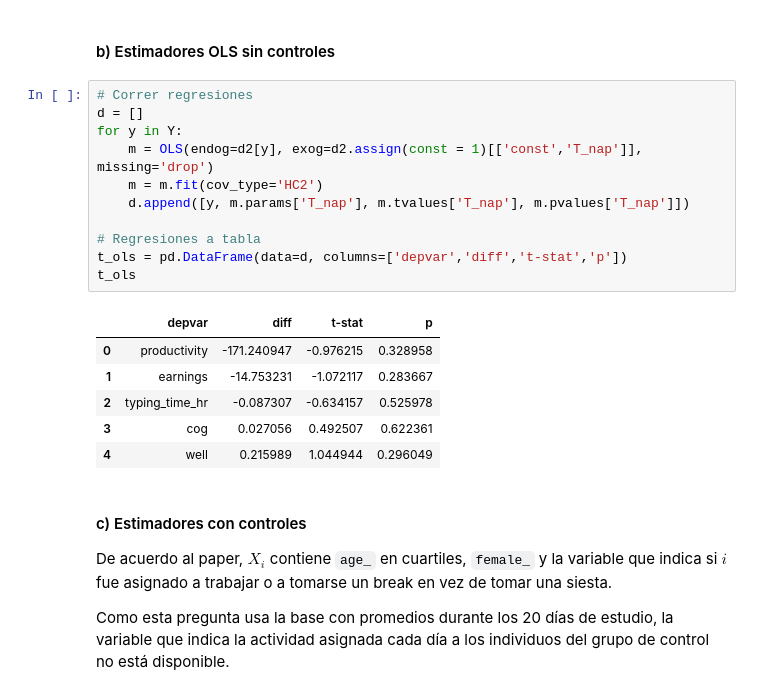
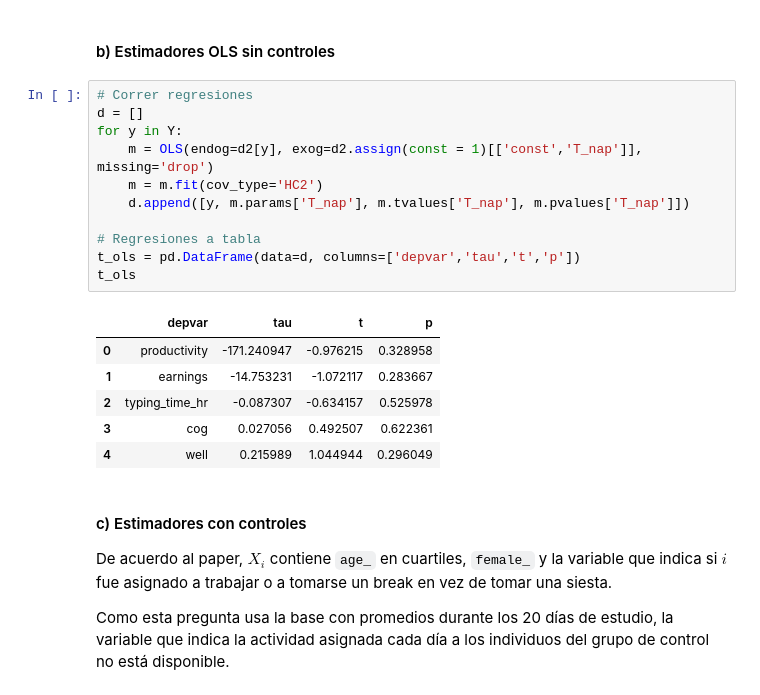
Before and after one commit to ArturoSbr/EmtrAp-hw01, a Jupyter notebook: cod/main.ipynb, the cells around one changed output. Cells and saved outputs as stored; diff of their text form.

```diff
--- a/cod/main.ipynb
+++ b/cod/main.ipynb
@@ -133,16 +112,16 @@ t_ney
 # %%
 # Correr regresiones
 d = []
 for y in Y:
     m = OLS(endog=d2[y], exog=d2.assign(const = 1)[['const','T_nap']], missing='drop')
     m = m.fit(cov_type='HC2')
     d.append([y, m.params['T_nap'], m.tvalues['T_nap'], m.pvalues['T_nap']])
 
 # Regresiones a tabla
-t_ols = pd.DataFrame(data=d, columns=['depvar','diff','t-stat','p'])
+t_ols = pd.DataFrame(data=d, columns=['depvar','tau','t','p'])
 t_ols
 # %% [output]
-|  | depvar | diff | t-stat | p |
+|  | depvar | tau | t | p |
 | 0 | productivity | -171.240947 | -0.976215 | 0.328958 |
 | 1 | earnings | -14.753231 | -1.072117 | 0.283667 |
 | 2 | typing_time_hr | -0.087307 | -0.634157 | 0.525978 |
```
Also changed, not shown: parts of 6 cells of this notebook.
